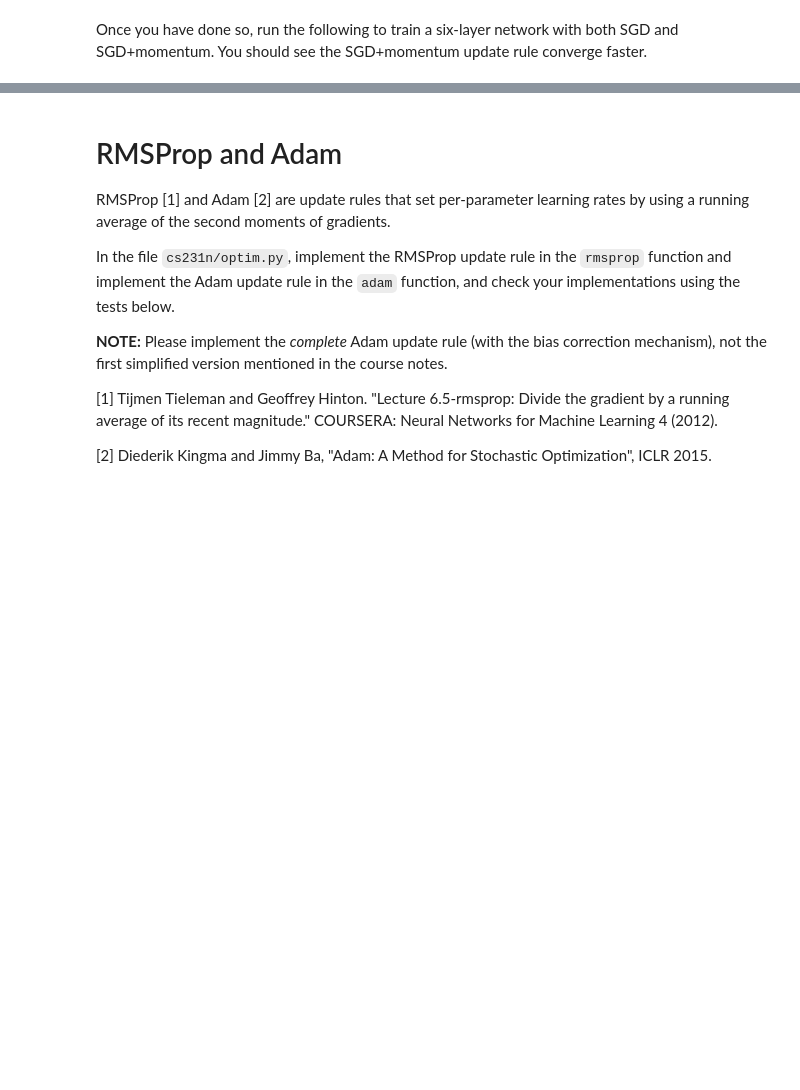
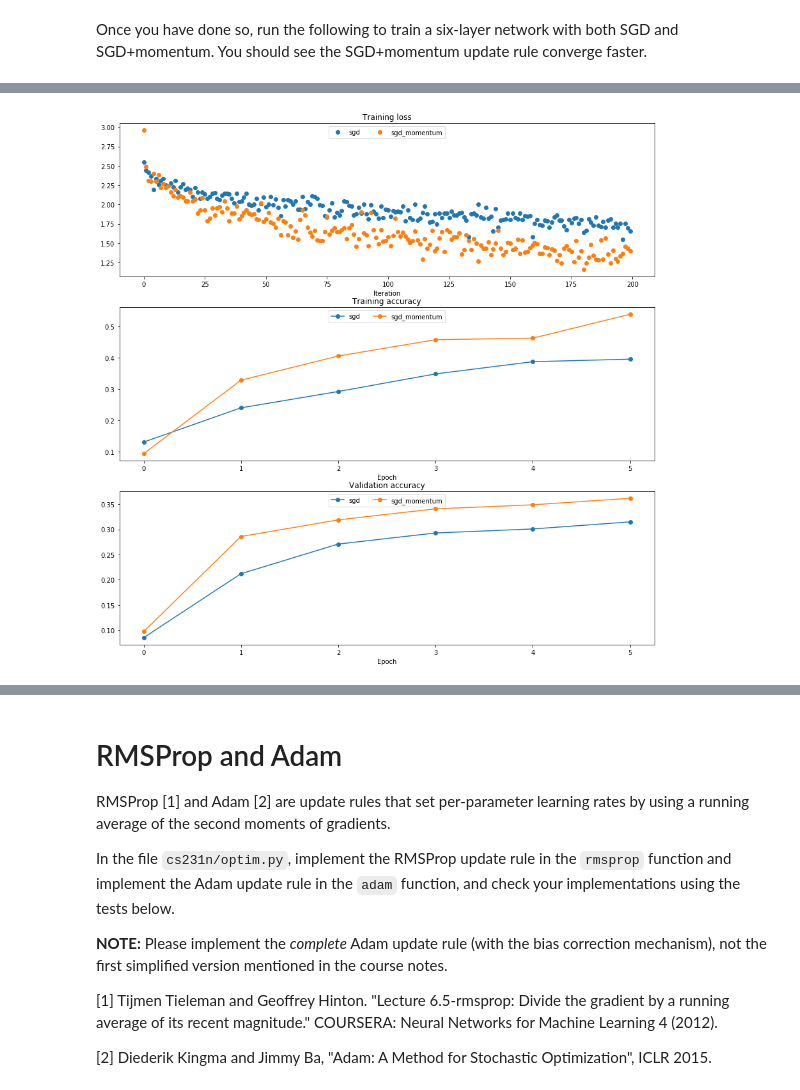
Before and after one commit to aaronenberg/cs231n, a Jupyter notebook: assignment2/FullyConnectedNets.ipynb, the cells around one changed output, grey strips where cells are left out. Drawn from its saved outputs; the diff is of its cells as text; code cells hidden in the pictures; blank space fills up the shorter version.

```diff
--- a/assignment2/FullyConnectedNets.ipynb
+++ b/assignment2/FullyConnectedNets.ipynb
@@ -552,7 +607,7 @@ for update_rule in ['sgd', 'sgd_momentum']:
                   num_epochs=5, batch_size=100,
                   update_rule=update_rule,
                   optim_config={
-                    'learning_rate': 1e-2,
+                    'learning_rate': 5e-3,
                   },
                   verbose=True)
   solvers[update_rule] = solver
@@ -586,3 +641,4 @@ for i in [1, 2, 3]:
   plt.legend(loc='upper center', ncol=4)
 plt.gcf().set_size_inches(15, 15)
 plt.show()
+# %% [output]
@@ -588,0 +662 @@ plt.show()
+[figure, added]
```
Also changed, not shown: parts of 9 cells of this notebook, 2 other files.
